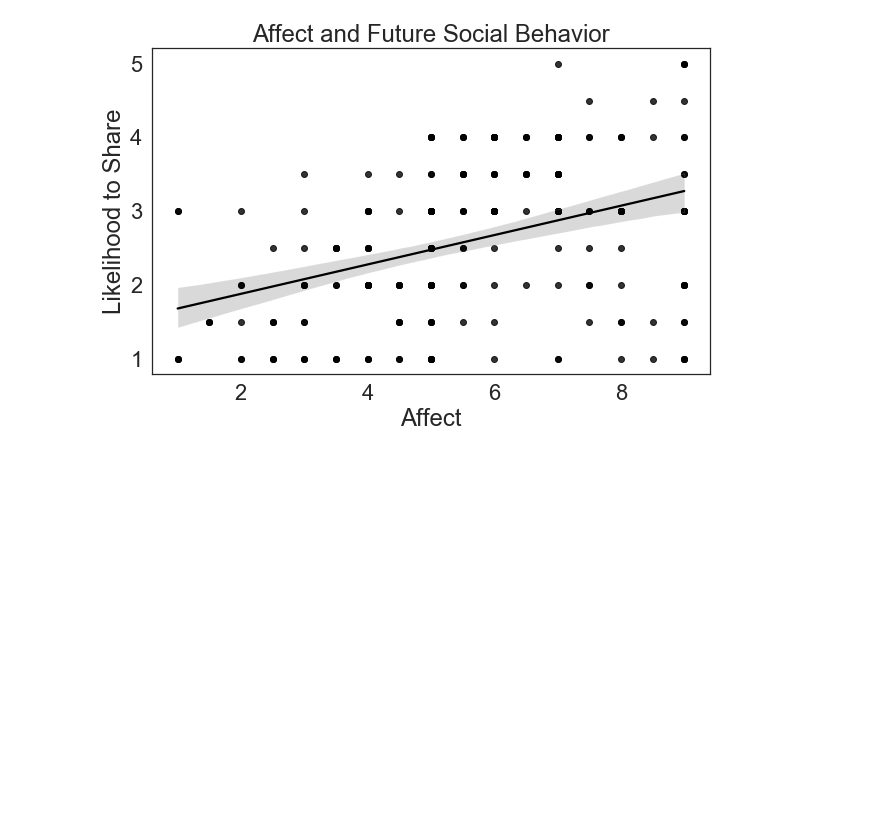
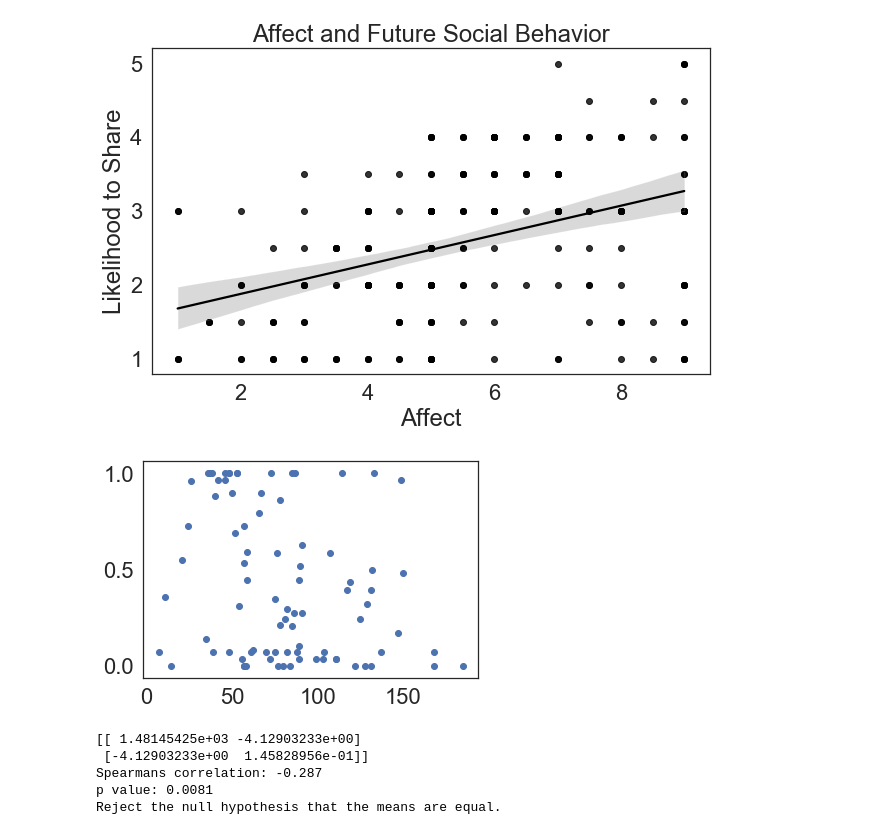
Before and after one commit to fareri-lab/Rejection_Choice, a Jupyter notebook: RMAnova w Pingouin_8.14.23.ipynb, the cells around one changed output. Saved outputs shown, nothing was run; the diff lists cells and outputs as text; code cells hidden in the pictures; blank space fills up the shorter version.

Commit message:
JD - updated stats and figures
Updated LSAS stats in jnotebook, added sddev in participant list for time between.

```diff
--- a/RMAnova w Pingouin_8.14.23.ipynb
+++ b/RMAnova w Pingouin_8.14.23.ipynb
@@ -2344,3 +2344,26 @@ plt.savefig('affect_futuresocbeh.tiff',bbox_inches='tight')
 plt.show()
 # %% [output]
 [figure]
+# %%
+# prop_allchoice // LSAS
+pyplot.scatter(LSAS['LSAS_total'],rej['overallchoice'])
+pyplot.show()
+covariance = cov(LSAS['LSAS_total'],rej['overallchoice'])
+print(covariance)
+corr, _ = spearmanr(LSAS['LSAS_total'],rej['overallchoice'])
+print('Spearmans correlation: %.3f' % corr)
+r,p = scipy.stats.spearmanr(LSAS['LSAS_total'],rej['overallchoice'])
+print('p value: %.4f' % p)
+
+alpha = 0.05
+if p > alpha:
+ print('Accept null hypothesis that the means are equal.')
+else:
+    print('Reject the null hypothesis that the means are equal.')
+# %% [output]
+[figure, added]
+[[ 1.48145425e+03 -4.12903233e+00]
+ [-4.12903233e+00  1.45828956e-01]]
+Spearmans correlation: -0.287
+p value: 0.0081
+Reject the null hypothesis that the means are equal.
```
Also changed, not shown: parts of 2 cells of this notebook, 22 other files.
